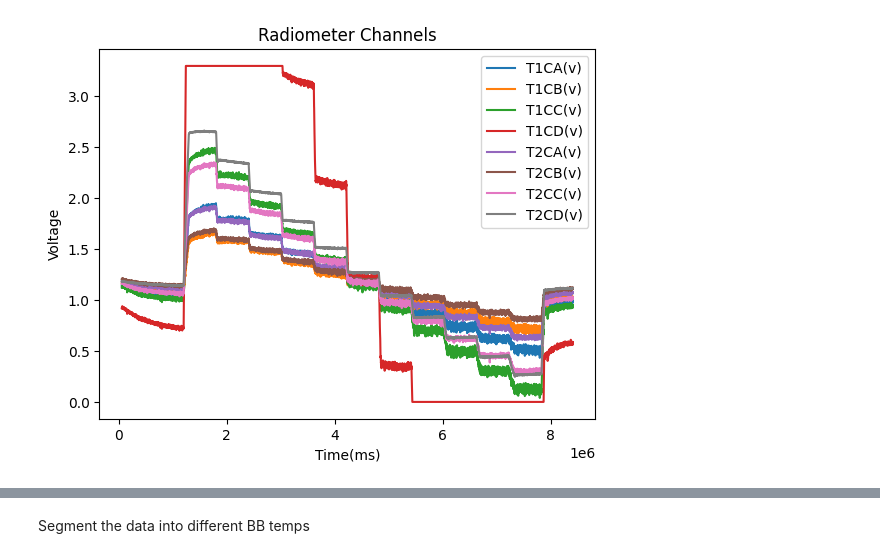
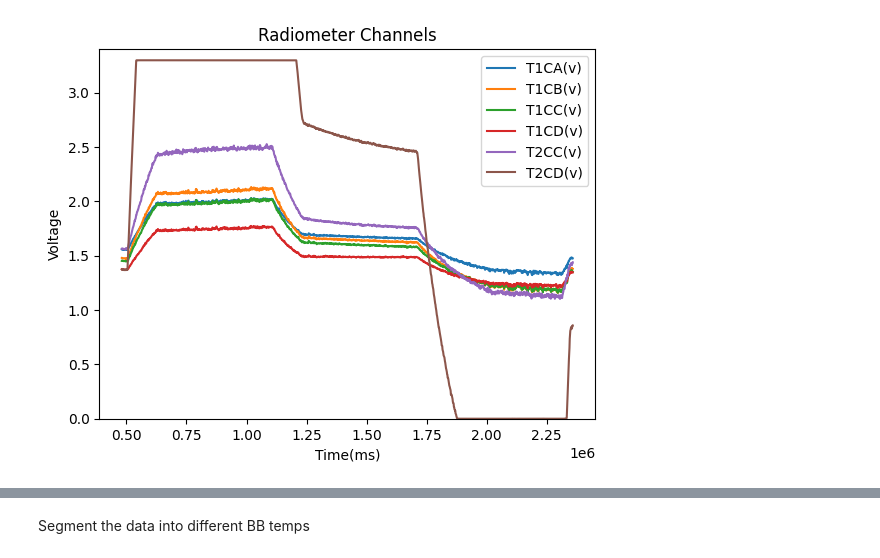
Before and after one commit to RIT-Landsat-Field-Radiometers/Chamber-Testing, a Jupyter notebook: radiometer_jupyter.ipynb, the cells around one changed output, grey strips where cells are left out. Drawn from its saved outputs; the diff is of its cells as text; code cells hidden in the pictures.

```diff
--- a/radiometer_jupyter.ipynb
+++ b/radiometer_jupyter.ipynb
@@ -1,6 +1,6 @@
 # %%
 #imports
-from os import walk
+import os
 import sys
 import matplotlib.pyplot as plt
 import numpy as np
@@ -10,15 +10,19 @@ from scipy.optimize import curve_fit
 import scipy.signal
 
 # -------------ADJUST FOR YOUR PROCEDURE------------------#
-sensor_file = 'Data/radiometer1_25_5-55_062923_sensor.csv'
+file_name = 'radiometer_25_10-60_070723_sensor'
+sensor_file = 'Data/' + file_name + '.csv'
 
-offset = 60000 * 1 #value should be 60000 * minutes for how long the sensor was on before sweep
-temp_ranges = np.arange(55, 0, -5) #range and interval of temperature steps
+offset = 60000 * 8 #value should be 60000 * minutes for how long the sensor was on before sweep
+high_temp = 60
+low_temp = 10
+interval = -25
+temp_ranges = np.arange(high_temp, low_temp - abs(interval), interval) #range and interval of temperature steps
 time_interval = 10 #minute length that each temperature is held
 
 time_interval_ms = 60000 * time_interval #convert minutes to milliseconds
-begin_cutoff = 60000 * 3 #60000 * number of minutes to cut off from beginning of each temp
-end_cutoff = 60000 * 1 #60000 * number of minutes to cut off from ending of each temp
+begin_cutoff = 60000 * 2 #60000 * number of minutes to cut off from beginning of each temp
+end_cutoff = 60000 * 1.5 #60000 * number of minutes to cut off from ending of each temp
 
 # -------------UNCOMMENT FOR PLOTTING BB TEMP------------------#
 #bb_file = 'Data/radiometer1_30_5-55_061623_BB.txt'
@@ -31,38 +35,45 @@ end_cutoff = 60000 * 1 #60000 * number of minutes to cut off from ending of each
 # -------------UNCOMMENT FOR PLOTTING BB TEMP------------------#
 
 data = pd.read_csv(sensor_file)
+if not os.path.exists('Reports/' + file_name):
+     os.mkdir('Reports/' + file_name)
 
 channel_col = []
 internal_col = []
 nums = [1,2]
 channels = ['A', 'B', 'C', 'D']
 for num in nums:
      for chan in channels:
           channel_col.append("T" + str(num) + "C" + str(chan) + "(v)")
      internal_col.append("T" + str(num) +"Therm(c)")
 
 # -------------UNCOMMENT FOR ROLLING WINDOW------------------#
 """ window_size = 25
 #window = scipy.signal.gaussian(M=30, std=6)
 #smoothed = np.convolve(data[channel_col], window, mode='valid')
 data_rolling = data[channel_col].rolling(window_size).mean()
 #data_rolling = smoothed
 
 data_rolling.insert(loc = 0,
      column = "Time(ms)",
      value = data["Time(ms)"])
 data_rolling.drop(data_rolling.index[:window_size], inplace=True)
 display(data_rolling)
 plt.figure()
 data_rolling.plot(x = "Time(ms)", y = channel_col)
 data = data_rolling """
 
 # -------------UNCOMMENT FOR ROLLING WINDOW------------------#
 
-#channel_col.remove("T1CD(v)") #used to remove clipping channel
-data[data["Time(ms)"] > offset].plot(x = "Time(ms)", y = channel_col)
+channel_col.remove("T2CA(v)") #used to remove clipping channel
+channel_col.remove("T2CB(v)") #used to remove clipping channel
+#data[(data["Time(ms)"] > (offset + time_interval_ms * 4)) & (data["Time(ms)"] < (offset + time_interval_ms * 7))].plot(x = "Time(ms)", y = channel_col)
+data[data["Time(ms)"] > (offset)].plot(x = "Time(ms)", y = channel_col)
+
 plt.title("Radiometer Channels")
+plt.ylim([0, 3.4])
 plt.ylabel("Voltage")
+plt.savefig('Reports/' + file_name + '/raw_data_' + file_name + '.png', bbox_inches='tight')
 plt.show()
 # %% [output]
-[figure, old version]
+[figure, new version]
```
Also changed, not shown: parts of 8 cells of this notebook, 2 other files.
